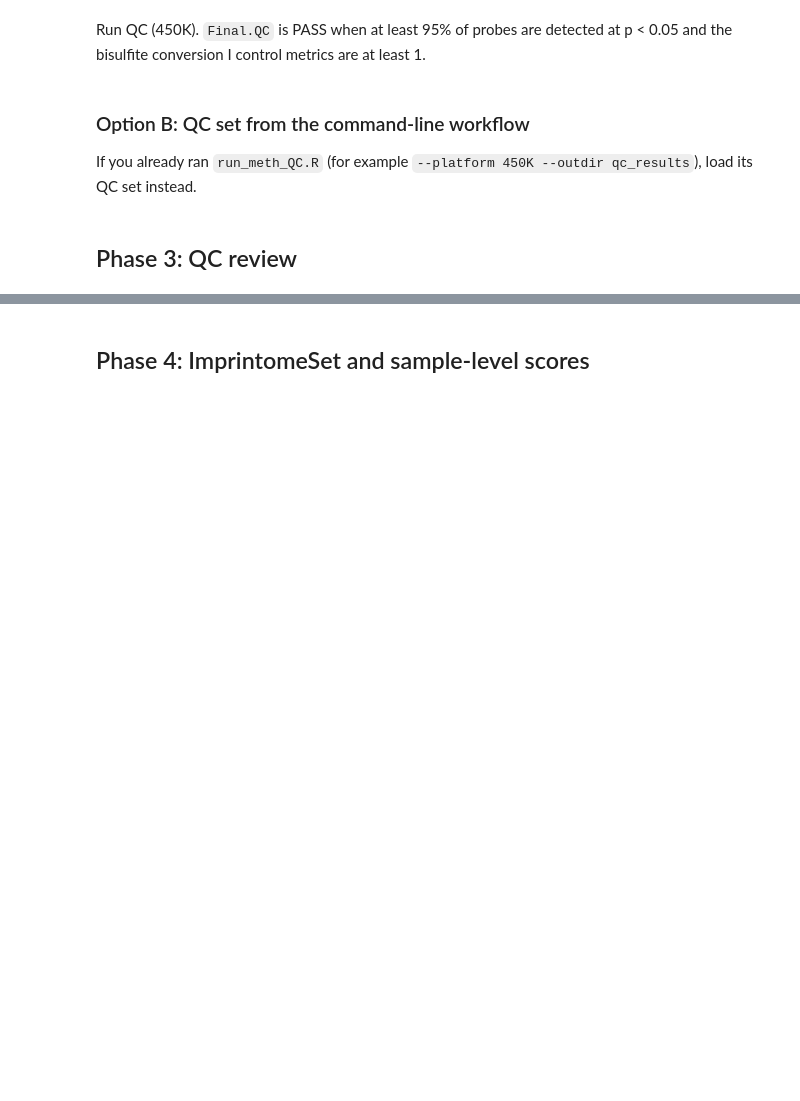
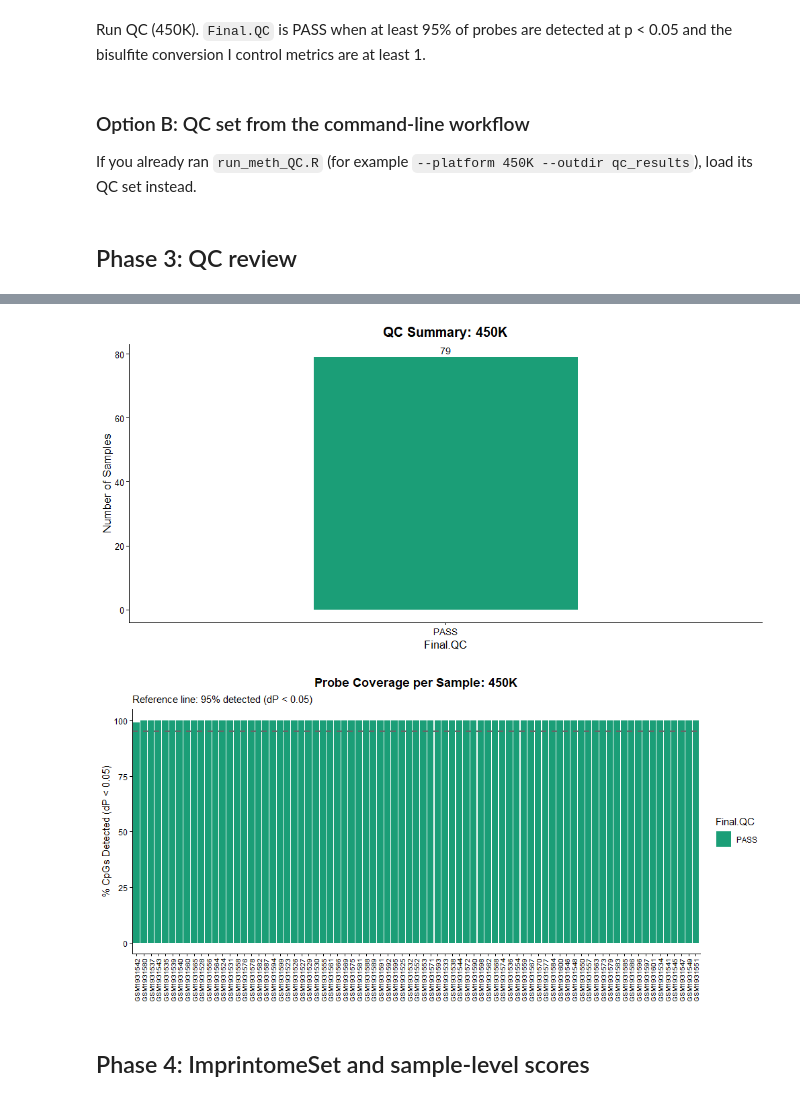
Before and after one commit to hongjianjin/imprintomeR, a Jupyter notebook: vignettes/GSE74738.ipynb, the cells around one changed output, grey strips where cells are left out. Cells and saved outputs as stored; diff of their text form; code cells hidden in the pictures; blank space fills up the shorter version.

```diff
--- a/vignettes/GSE74738.ipynb
+++ b/vignettes/GSE74738.ipynb
@@ -92,7 +98,10 @@ qc_params(qcset)$normalization
 # %%
 options(repr.plot.width = 10, repr.plot.height = 5)
-plot(qcset, type = "qc_bar")
-plot(qcset, type = "probe_coverage")
+print(plot(qcset, type = "qc_bar"))
+print(plot(qcset, type = "probe_coverage"))
+# %% [output]
+[figure, added]
+[figure, added]
 # %% [markdown]
 ## Phase 4: ImprintomeSet and sample-level scores
 # %%
```
Also changed, not shown: parts of 16 cells of this notebook, 1 other file.
